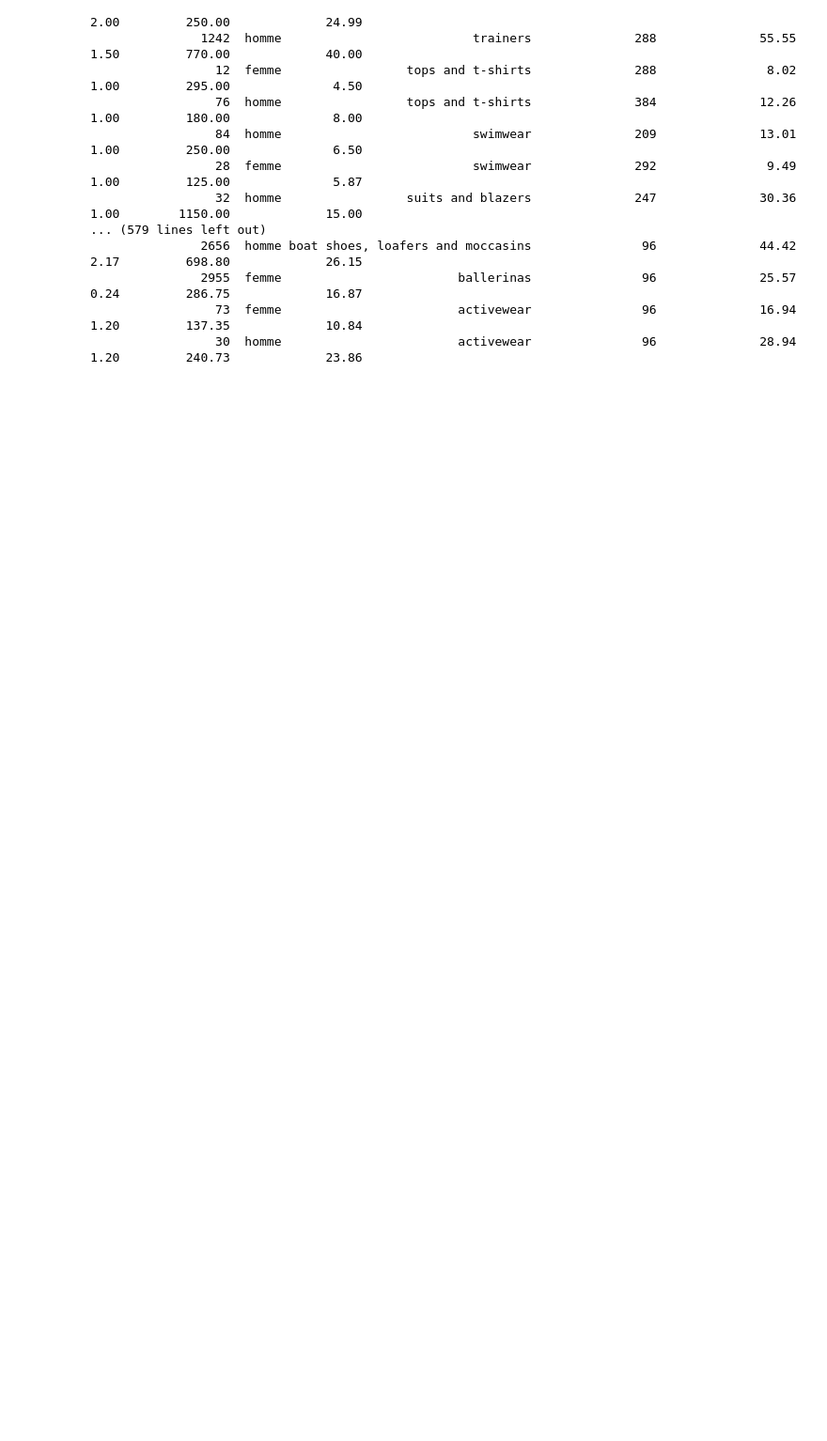
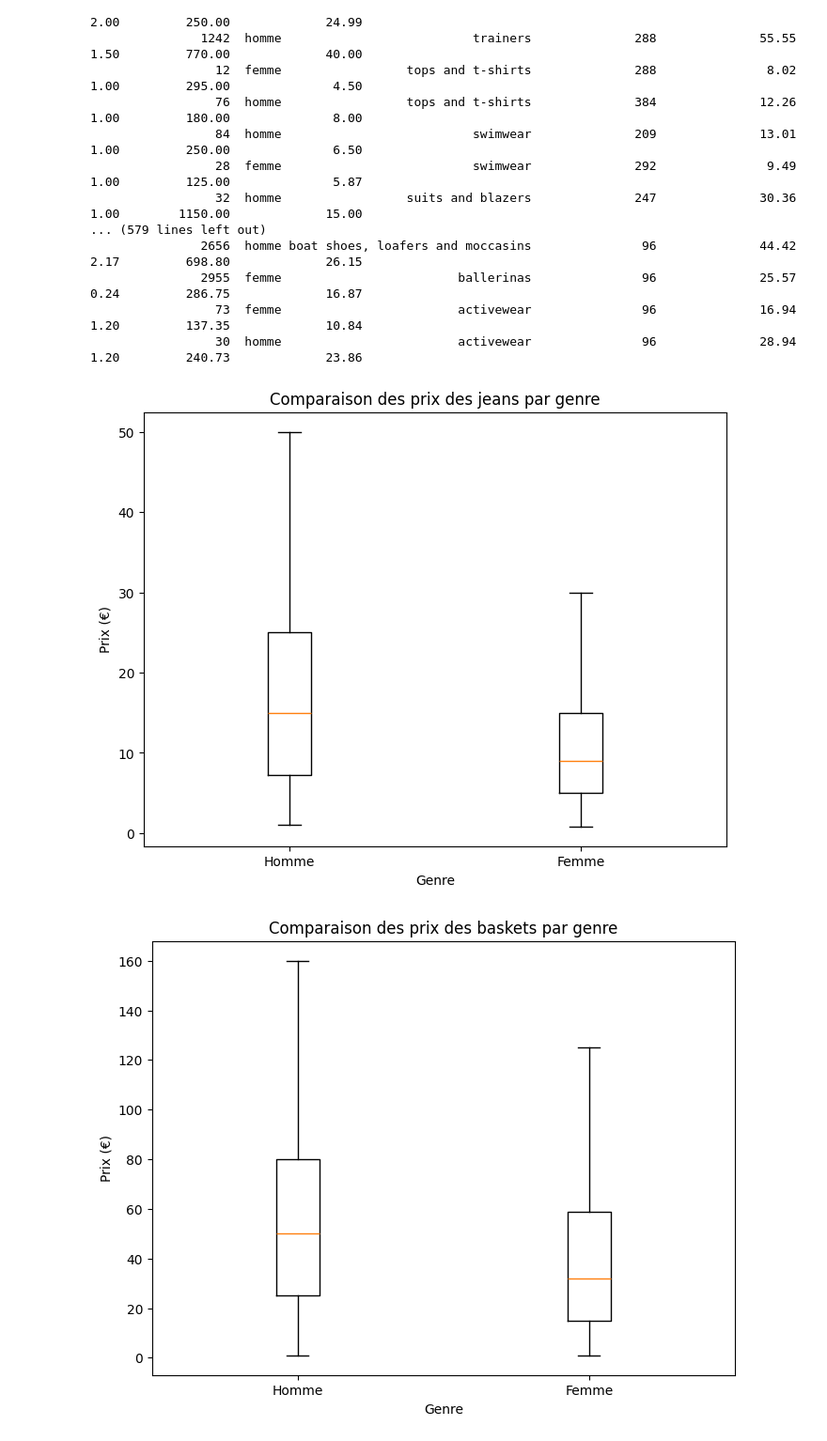
Before and after one commit to 01-prog/Data-analysis, a Jupyter notebook: Analyse_des_donnees.ipynb, the cells around one changed output. Shown at 94% size. Drawn from its saved outputs; the diff is of its cells as text; code cells hidden in the pictures; blank space fills up the shorter version.

Commit message:
Pleins de bons graphes !

```diff
--- a/Analyse_des_donnees.ipynb
+++ b/Analyse_des_donnees.ipynb
@@ -879,3 +879,68 @@ Query (Category ID) Gender                          Category  Number of Items  A
                2955  femme                        ballerinas               96              25.57           0.24         286.75             16.87
                  73  femme                        activewear               96              16.94           1.20         137.35             10.84
                  30  homme                        activewear               96              28.94           1.20         240.73             23.86
+# %%
+JEANS_QUERIES = {'257': 'Homme', '183': 'Femme'}
+TRAINERS_QUERIES = {'1242': 'Homme', '2632': 'Femme'}
+jeans_data = []
+trainers_data = []
+
+with open('vinted_products_api.jsonl', 'r', encoding='utf-8') as f:
+    for line in f:
+        item = json.loads(line)
+
+        # Filtre devise
+        if item.get('prix', {}).get('currency_code') != 'EUR':
+            continue
+
+        query = item.get('query')
+        if query in JEANS_QUERIES:
+            jeans_data.append({
+                'price': float(item['prix']['amount']),
+                'gender': JEANS_QUERIES[query],
+                'country': item.get('country', 'unknown')
+            })
+        elif query in TRAINERS_QUERIES:
+            trainers_data.append({
+                'price': float(item['prix']['amount']),
+                'gender': TRAINERS_QUERIES[query],
+                'country': item.get('country', 'unknown')
+            })
+        else:
+            continue  # uniquement jeans
+
+
+
+df_jeans = pd.DataFrame(jeans_data)
+df_trainers = pd.DataFrame(trainers_data)
+# Boxplot for jeans
+plt.figure(figsize=(8,6))
+plt.boxplot(
+    [
+        df_jeans[df_jeans['gender'] == 'Homme']['price'],
+        df_jeans[df_jeans['gender'] == 'Femme']['price']
+    ],
+    labels=['Homme', 'Femme'],
+    showfliers=False
+)
+plt.xlabel('Genre')
+plt.ylabel('Prix (€)')
+plt.title('Comparaison des prix des jeans par genre')
+plt.show()
+
+# Boxplot for trainers
+plt.figure(figsize=(8,6))
+plt.boxplot(
+    [df_trainers[df_trainers['gender'] == 'Homme']['price'],
+        df_trainers[df_trainers['gender'] == 'Femme']['price']
+    ],
+    labels=['Homme', 'Femme'],
+    showfliers=False
+)
+plt.xlabel('Genre')
+plt.ylabel('Prix (€)')
+plt.title('Comparaison des prix des baskets par genre')
+plt.show()
+# %% [output]
+[figure, added]
+[figure, added]
```
Also changed, not shown: parts of 3 cells of this notebook.
